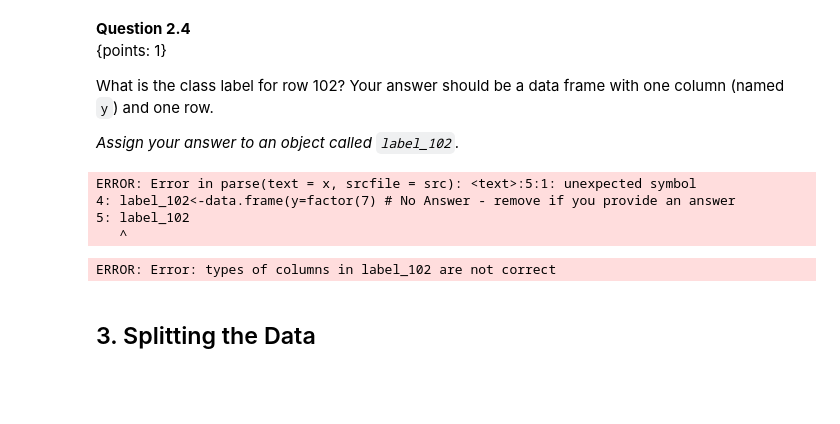
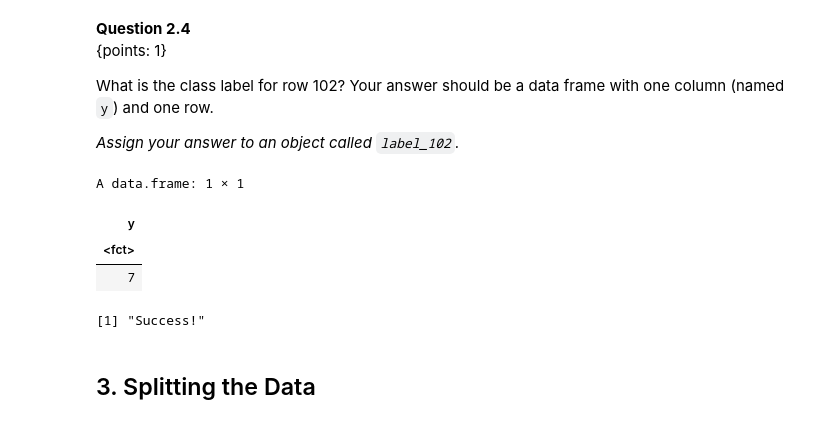
Before and after one commit to ca-vas/dsci-100-student, a Jupyter notebook: materials/R/tutorial_classification2/tutorial_classification2.ipynb, the cells around one changed output. Cells and saved outputs as stored; diff of their text form; code cells hidden in the pictures; blank space fills up the shorter version.

```diff
--- a/materials/R/tutorial_classification2/tutorial_classification2.ipynb
+++ b/materials/R/tutorial_classification2/tutorial_classification2.ipynb
@@ -344,14 +326,13 @@ What is the class label for row 102? Your answer should be a data frame with one
 # %%
 # Replace the fail() with your answer.
 
-# your code here
-label_102<-data.frame(y=factor(7) # No Answer - remove if you provide an answer
+label_102 <- data.frame(y = factor(7))
 label_102
 # %% [output]
-ERROR: Error in parse(text = x, srcfile = src): <text>:5:1: unexpected symbol
-4: label_102<-data.frame(y=factor(7) # No Answer - remove if you provide an answer
-5: label_102
-   ^
+A data.frame: 1 × 1
+| y |
+| <fct> |
+| 7 |
 # %%
 library(digest)
 stopifnot("label_102 should be a data frame"= setequal(digest(paste(toString('data.frame' %in% class(label_102)), "ce07")), "911b902d2c8f9cfee1519f8a2a483ed3"))
@@ -364,7 +345,7 @@ stopifnot("values in one or more factor columns in label_102 are not correct"= s
 
 print('Success!')
 # %% [output]
-ERROR: Error: types of columns in label_102 are not correct
+[1] "Success!"
 # %% [markdown]
 ## 3. Splitting the Data
 # %% [markdown]
```
Also changed, not shown: parts of 20 cells of this notebook.
